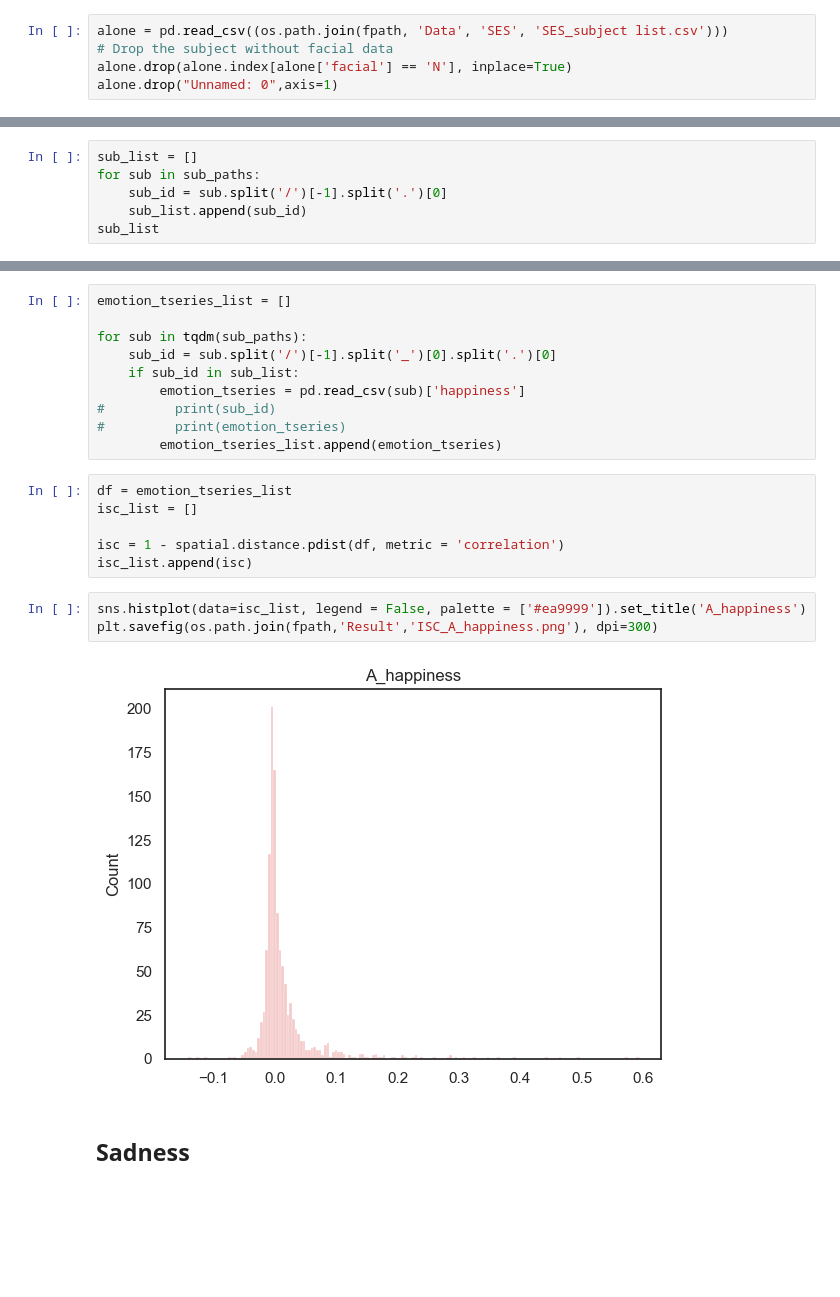
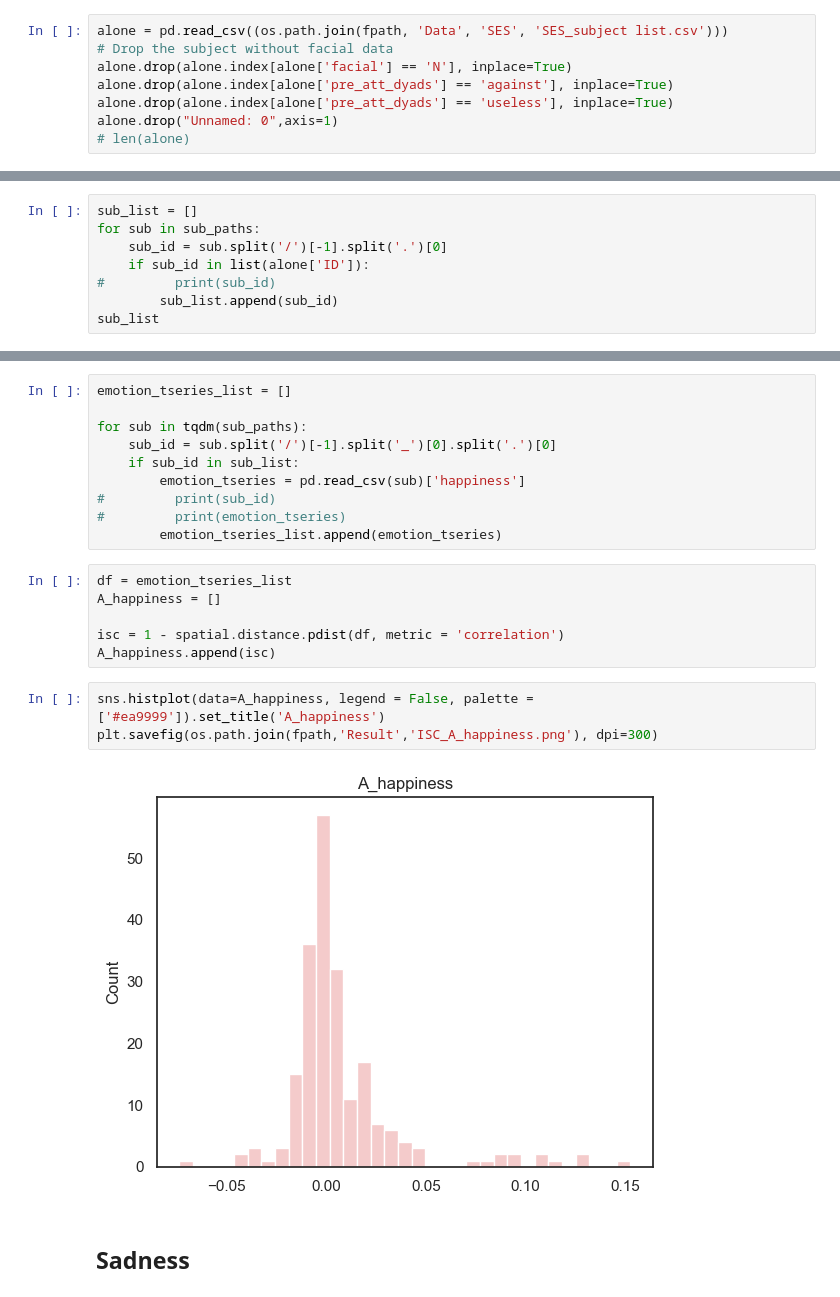
Before and after one commit to only18days/SED, a Jupyter notebook: Face synchrony of SED.ipynb, the cells around one changed output, grey strips where cells are left out. Saved outputs shown, nothing was run; the diff lists cells and outputs as text; blank space fills up the shorter version.

```diff
--- a/Face synchrony of SED.ipynb
+++ b/Face synchrony of SED.ipynb
@@ -462,6 +462,9 @@ plt.savefig(os.path.join(fpath,'Result','ISC_PD_surprise.png'), dpi=300)
 alone = pd.read_csv((os.path.join(fpath, 'Data', 'SES', 'SES_subject list.csv')))
 # Drop the subject without facial data
 alone.drop(alone.index[alone['facial'] == 'N'], inplace=True)
+alone.drop(alone.index[alone['pre_att_dyads'] == 'against'], inplace=True)
+alone.drop(alone.index[alone['pre_att_dyads'] == 'useless'], inplace=True)
 alone.drop("Unnamed: 0",axis=1)
+# len(alone)
 # %% [output]
 |  | ID | pre_att | post_att | pre_att_dyads | facial |
@@ -506,6 +509,8 @@ sub_paths
 sub_list = []
 for sub in sub_paths:
     sub_id = sub.split('/')[-1].split('.')[0]
-    sub_list.append(sub_id)
+    if sub_id in list(alone['ID']):
+#         print(sub_id)
+        sub_list.append(sub_id)
 sub_list
 # %% [output]
@@ -609,15 +614,15 @@ for sub in tqdm(sub_paths):
         emotion_tseries_list.append(emotion_tseries)
 # %%
 df = emotion_tseries_list
-isc_list = []
+A_happiness = []
 
 isc = 1 - spatial.distance.pdist(df, metric = 'correlation')
-isc_list.append(isc)
+A_happiness.append(isc)
 # %%
-sns.histplot(data=isc_list, legend = False, palette = ['#ea9999']).set_title('A_happiness')
+sns.histplot(data=A_happiness, legend = False, palette = ['#ea9999']).set_title('A_happiness')
 plt.savefig(os.path.join(fpath,'Result','ISC_A_happiness.png'), dpi=300)
 # %% [output]
-[figure, old version]
+[figure, new version]
 # %% [markdown]
 ## Sadness
 # %%
```
Also changed, not shown: parts of 56 cells of this notebook.
